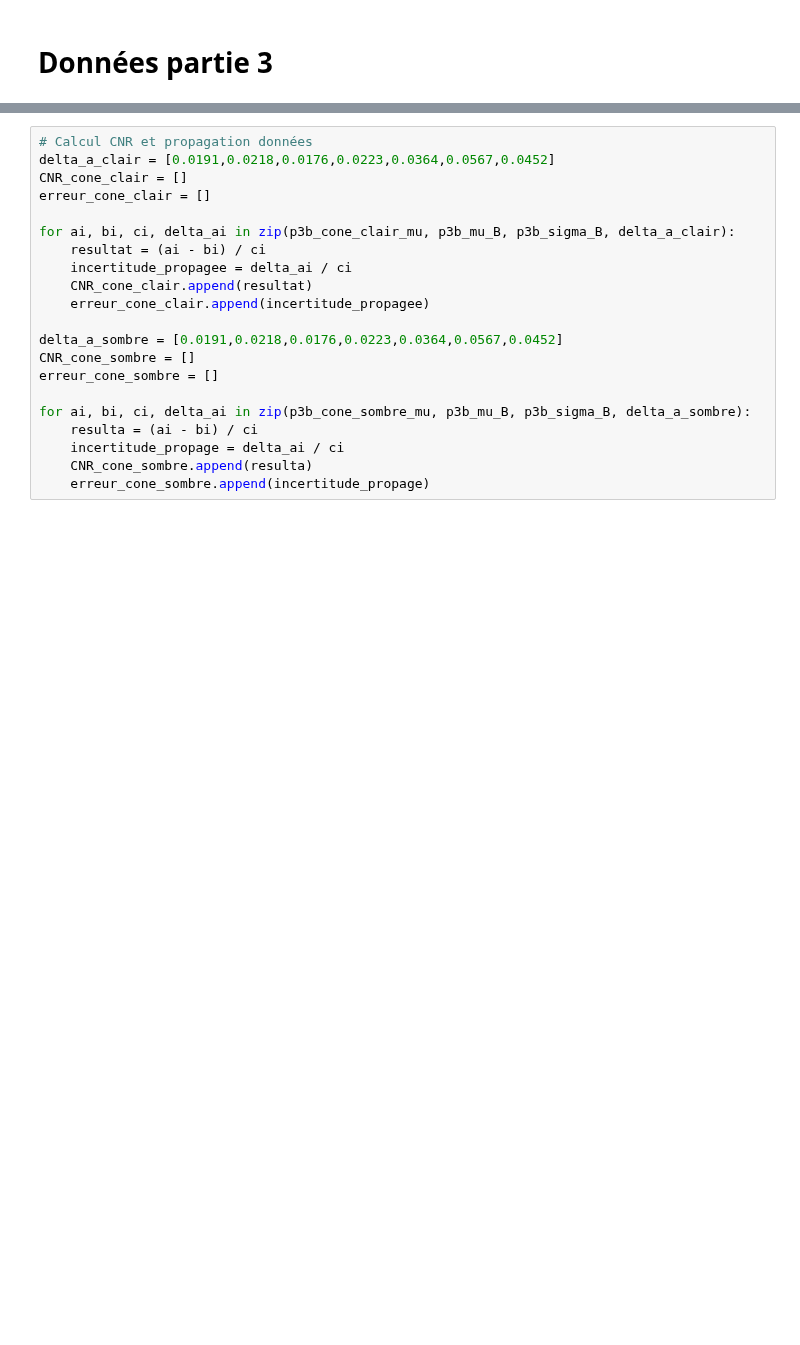
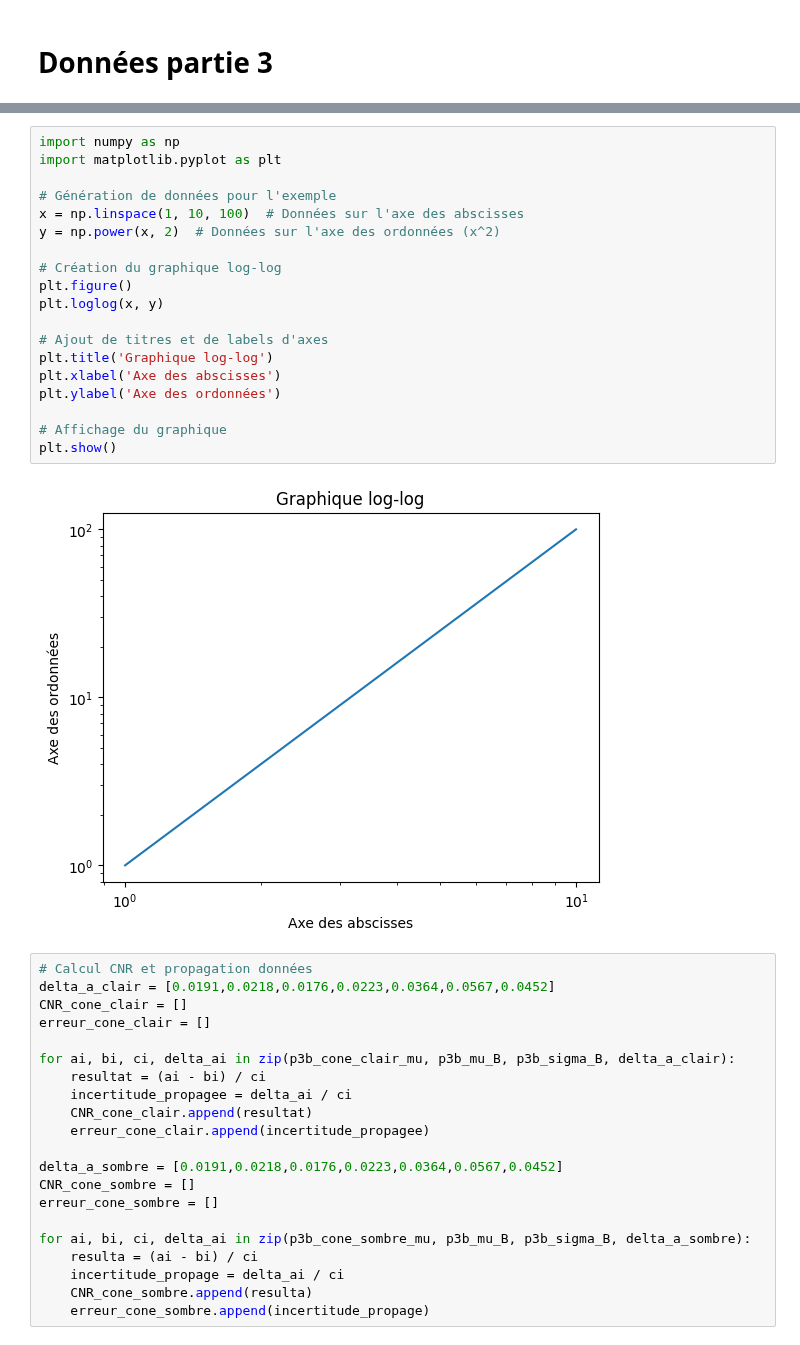
Before and after one commit to felixantoine1/labV_projet, a Jupyter notebook: analyse_partie3.ipynb, the cells around one changed output, grey strips where cells are left out. Cells and saved outputs as stored; diff of their text form; blank space fills up the shorter version.

```diff
--- a/analyse_partie3.ipynb
+++ b/analyse_partie3.ipynb
@@ -119,3 +106,24 @@ plt.show()
+# %%
+import numpy as np
+import matplotlib.pyplot as plt
+
+# Génération de données pour l'exemple
+x = np.linspace(1, 10, 100)  # Données sur l'axe des abscisses
+y = np.power(x, 2)  # Données sur l'axe des ordonnées (x^2)
+
+# Création du graphique log-log
+plt.figure()
+plt.loglog(x, y)
+
+# Ajout de titres et de labels d'axes
+plt.title('Graphique log-log')
+plt.xlabel('Axe des abscisses')
+plt.ylabel('Axe des ordonnées')
+
+# Affichage du graphique
+plt.show()
+# %% [output]
+[figure, added]
 # %%
 # Calcul CNR et propagation données
 delta_a_clair = [0.0191,0.0218,0.0176,0.0223,0.0364,0.0567,0.0452]
```
Also changed, not shown: parts of 3 cells of this notebook.
